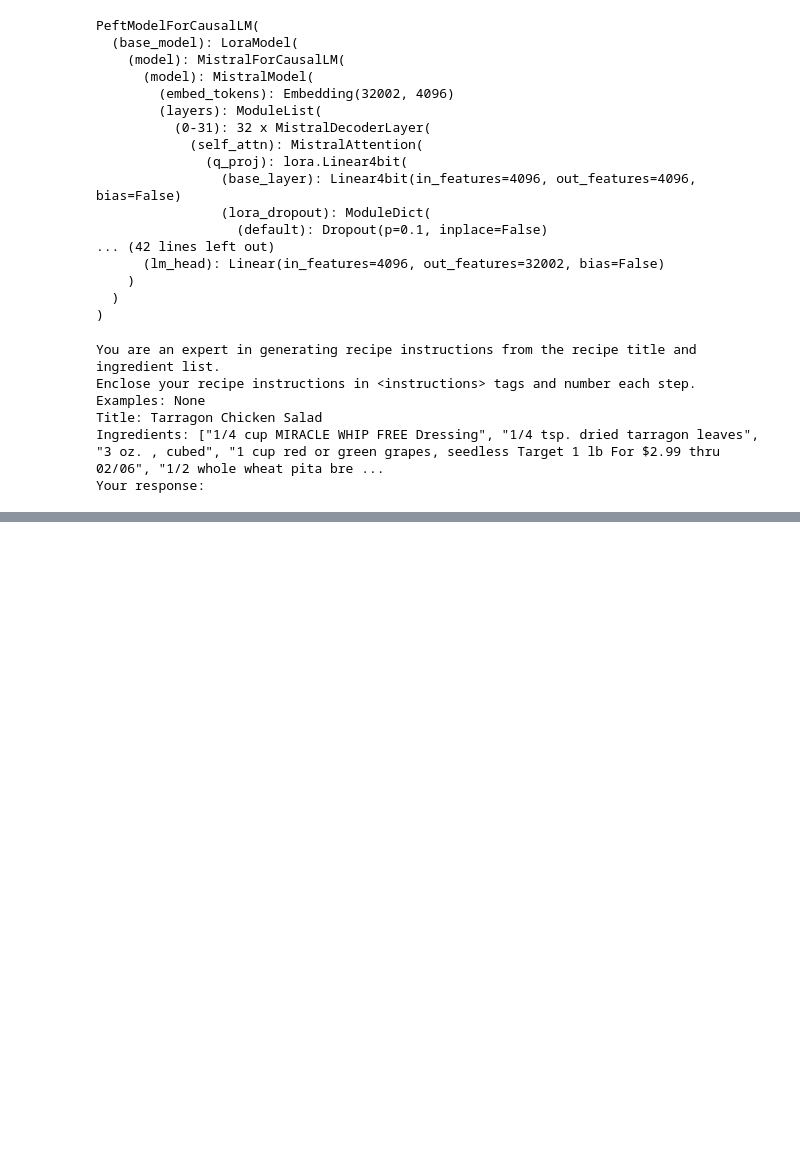
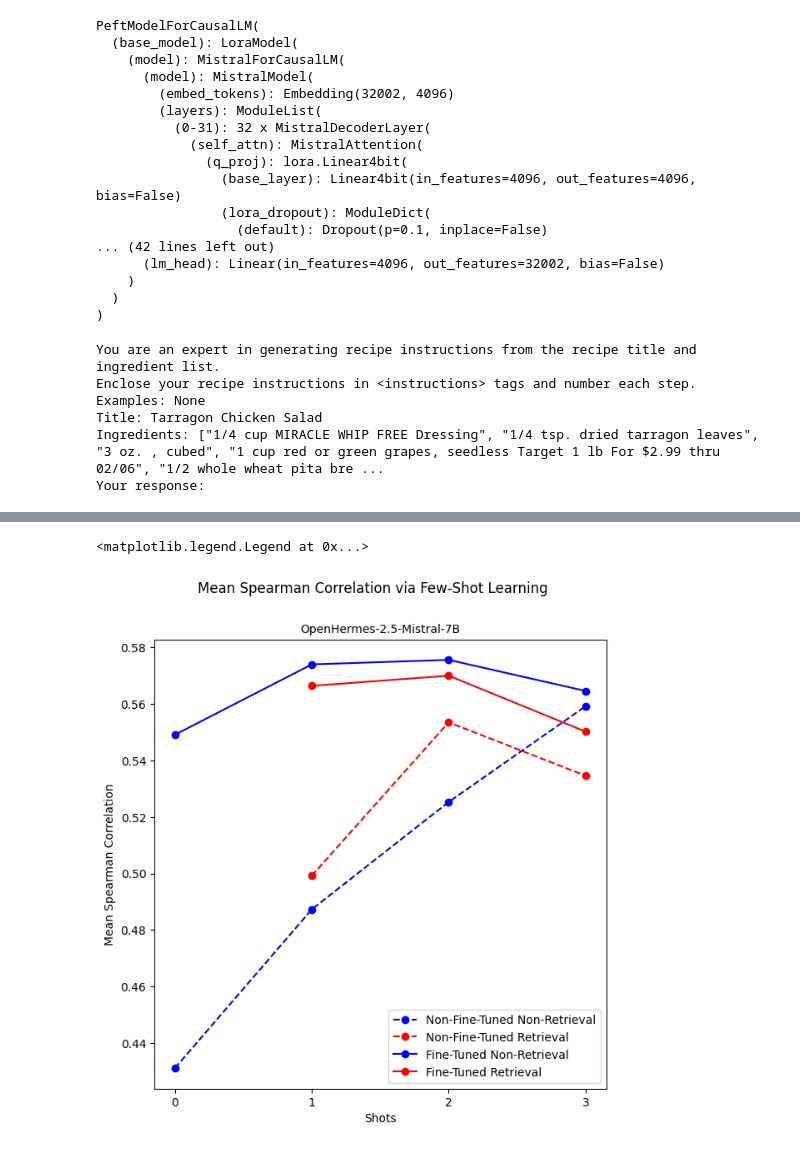
Before and after one commit to dcosta224/recipe-266-project, a Jupyter notebook: fine_tune.ipynb, the cells around one changed output, grey strips where cells are left out. Cells and saved outputs as stored; diff of their text form; code cells hidden in the pictures; blank space fills up the shorter version.

```diff
--- a/fine_tune.ipynb
+++ b/fine_tune.ipynb
@@ -361,0 +1040,23 @@ Your response: " top05 1.", lett of  using serve Ser " for SER for 6 to served w
+# %%
+def get_xs(lst):
+  return sorted([3 - i for i, _ in enumerate(lst)])
+# %%
+import matplotlib.pyplot as plt
+
+fig, ax = plt.subplots()
+
+ax.plot(get_xs(nft_nr_s), nft_nr_s, label='Non-Fine-Tuned Non-Retrieval', ls='dashed', c='blue', marker='o')
+ax.plot(get_xs(nft_r_s), nft_r_s, label='Non-Fine-Tuned Retrieval', ls='dashed', c='red', marker='o')
+ax.plot(get_xs(ft_nr_s), ft_nr_s, label='Fine-Tuned Non-Retrieval', c='blue', marker='o')
+ax.plot(get_xs(ft_r_s), ft_r_s, label='Fine-Tuned Retrieval', c='red', marker='o')
+ax.set_xlabel("Shots")
+ax.set_ylabel("Mean Spearman Correlation")
+ax.set_xticks(range(4))
+fig.set_size_inches(7, 7)
+ax.set_title("OpenHermes-2.5-Mistral-7B", fontdict={'fontsize':10})
+fig.suptitle("Mean Spearman Correlation via Few-Shot Learning")
+
+ax.legend()
+# %% [output]
+<matplotlib.legend.Legend at 0x...>
+[figure, added]
```
Also changed, not shown: parts of 74 cells of this notebook, 2 other files.
